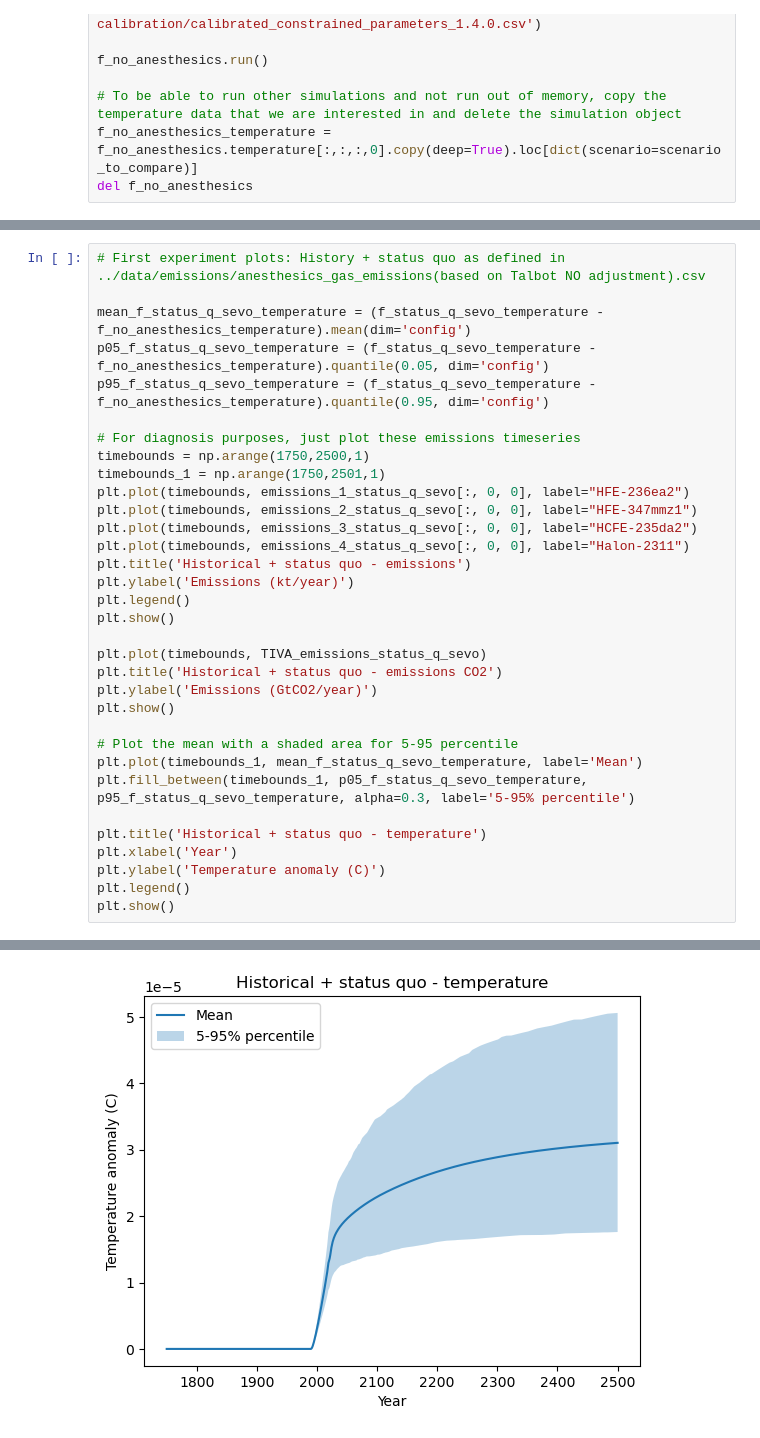
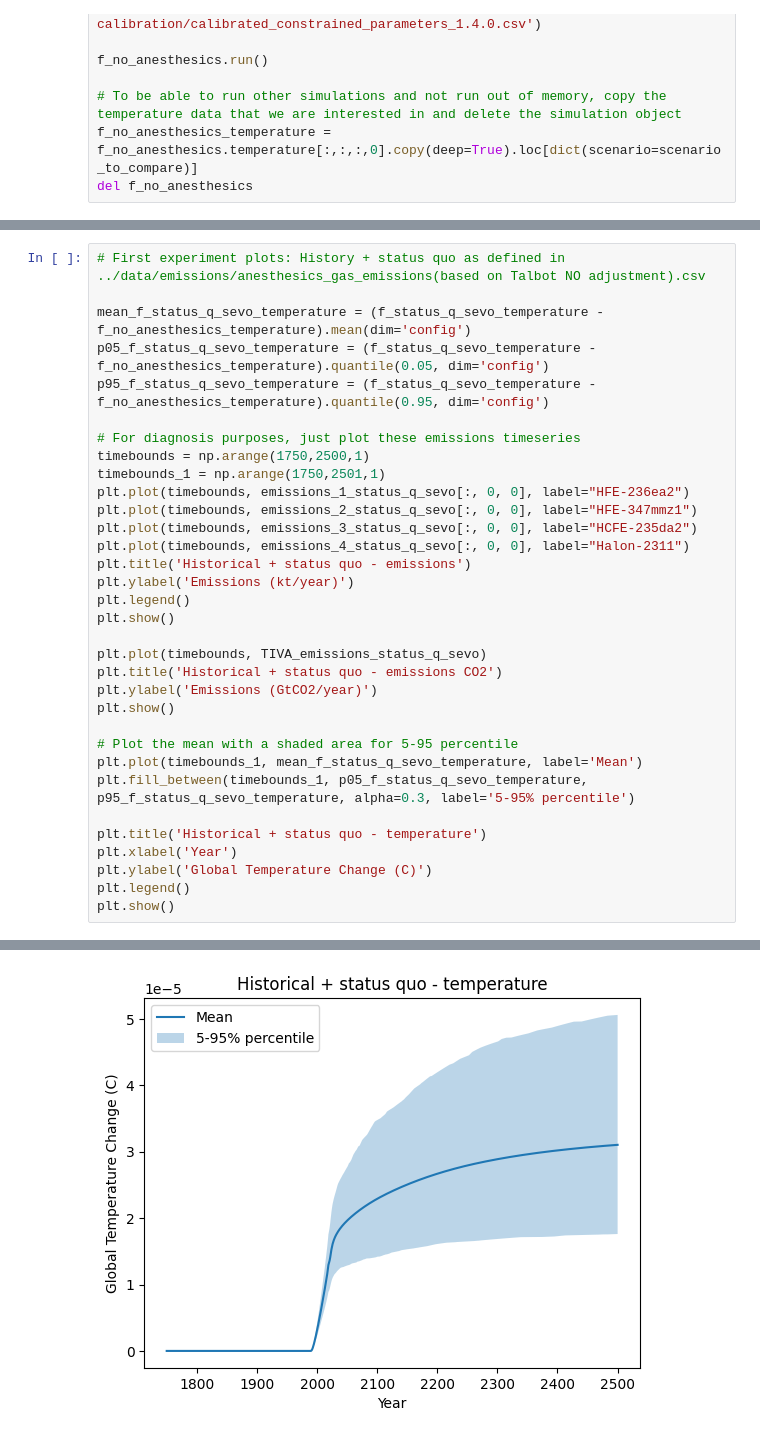
Before and after one commit to alejandroromeroprieto/anaesthetic-project, a Jupyter notebook: notebooks/paper_plots_status_quo_decomposition.ipynb, the cells around one changed output, grey strips where cells are left out. Saved outputs shown, nothing was run; the diff lists cells and outputs as text.

```diff
--- a/notebooks/paper_plots_status_quo_decomposition.ipynb
+++ b/notebooks/paper_plots_status_quo_decomposition.ipynb
@@ -512,7 +492,7 @@ plt.fill_between(timebounds_1, p05_f_status_q_sevo_temperature, p95_f_status_q_s
 
 plt.title('Historical + status quo - temperature')
 plt.xlabel('Year')
-plt.ylabel('Temperature anomaly (C)')
+plt.ylabel('Global Temperature Change (C)')
 plt.legend()
 plt.show()
 # %% [output]
@@ -521,4 +501,4 @@ plt.show()
-[figure, old version]
+[figure, new version]
 # %%
 # First experiment: History + status quo as defined in ../data/emissions/anesthesics_gas_emissions(based on Talbot NO adjustment).csv
 # Contribution from HCFE-235da2
```
Also changed, not shown: parts of 15 cells of this notebook.
